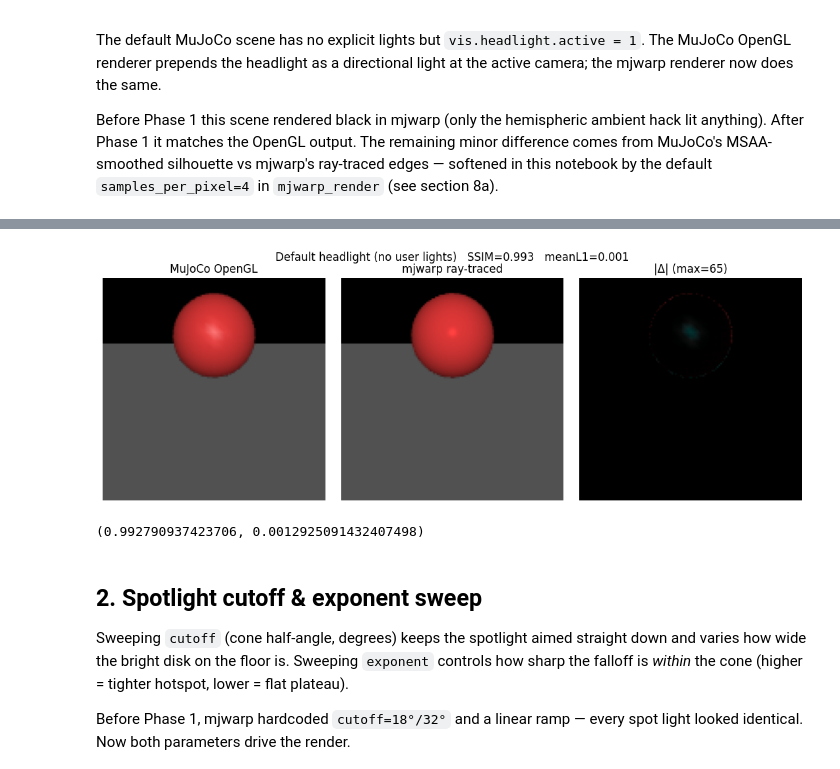
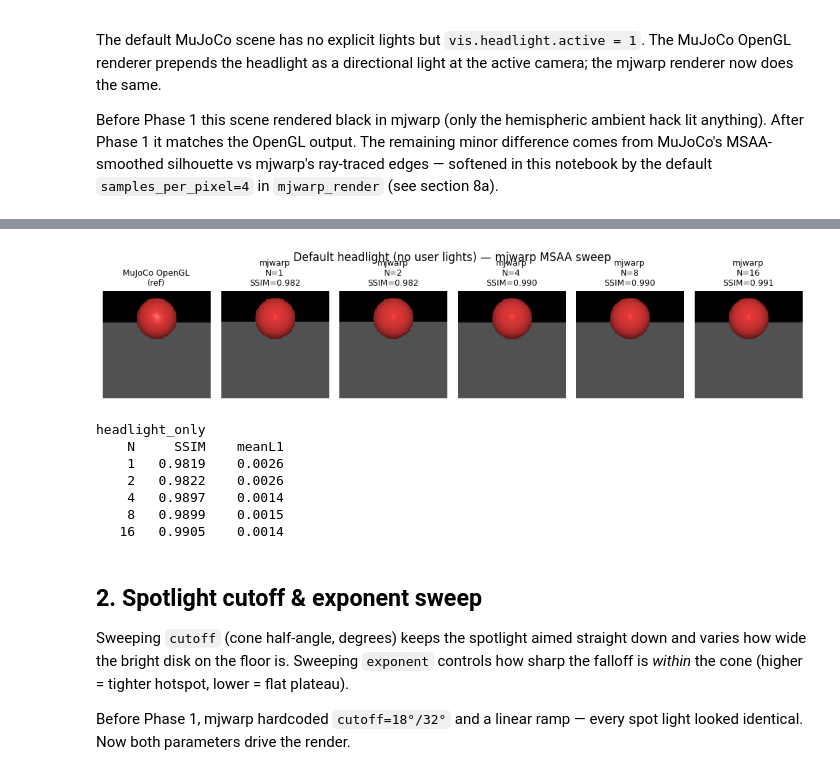
Before and after one commit to mhasek/mujoco_warp, a Jupyter notebook: notebooks/renderer_parity.ipynb, the cells around one changed output, grey strips where cells are left out. Saved outputs shown, nothing was run; the diff lists cells and outputs as text; code cells hidden in the pictures.

```diff
--- a/notebooks/renderer_parity.ipynb
+++ b/notebooks/renderer_parity.ipynb
@@ -175,6 +224,7 @@ HEADLIGHT_XML = """
 
 mjm = mujoco.MjModel.from_xml_string(HEADLIGHT_XML)
 print(f"nlight = {mjm.nlight}, headlight.active = {mjm.vis.headlight.active}")
-compare_renders("Default headlight (no user lights)", mjm)
+results = msaa_sweep_grid("Default headlight (no user lights) — mjwarp MSAA sweep", mjm, w=96, h=96)
+msaa_sweep_table("headlight_only", results)
 # %% [output]
 nlight = 0, headlight.active = 1
@@ -184,5 +238,11 @@ Module render__locals___render_megakernel_c058bc14 9c36155 load on device 'cpu'
-[figure, old version]
+[figure, new version]
-(0.992790937423706, 0.0012925091432407498)
+headlight_only
+    N     SSIM    meanL1
+    1   0.9819    0.0026
+    2   0.9822    0.0026
+    4   0.9897    0.0014
+    8   0.9899    0.0015
+   16   0.9905    0.0014
 # %% [markdown]
 ## 2. Spotlight cutoff & exponent sweep
 
```
Also changed, not shown: parts of 25 cells of this notebook.
